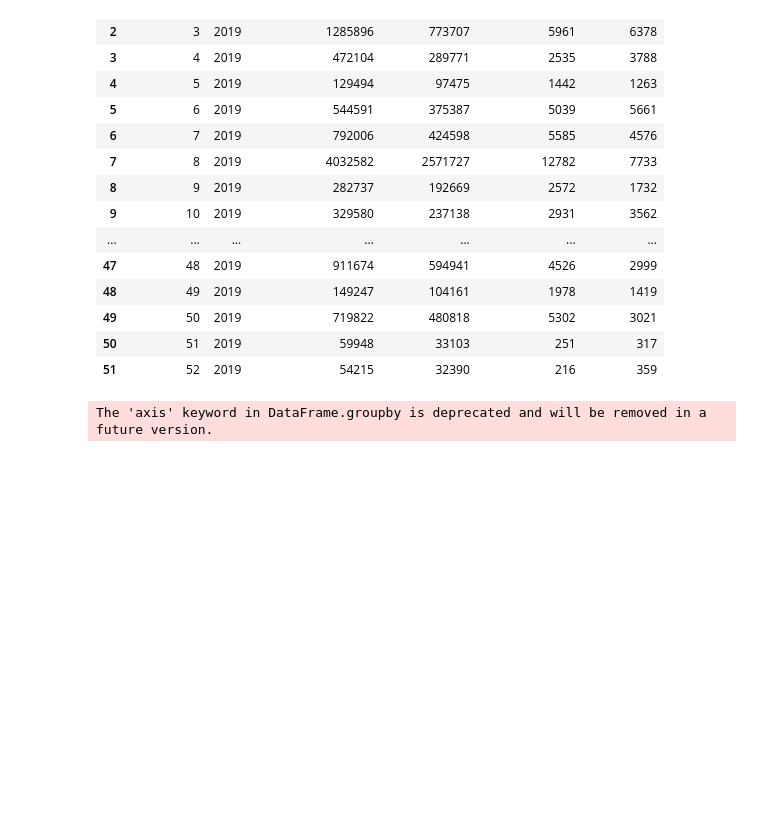
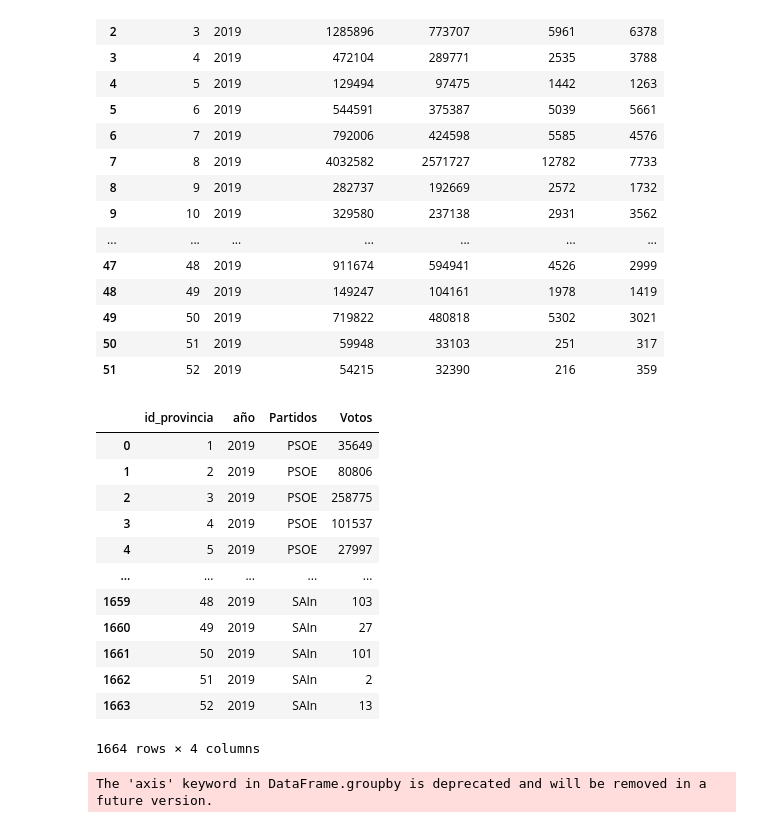
Before and after one commit to UnaiFam/PROYECTO-EUROPA, a Jupyter notebook: pruebas de csv a nacional.ipynb, the cells around one changed output. Saved outputs shown, nothing was run; the diff lists cells and outputs as text; code cells hidden in the pictures; blank space fills up the shorter version.

```diff
--- a/pruebas de csv a nacional.ipynb
+++ b/pruebas de csv a nacional.ipynb
@@ -531,6 +503,23 @@ df2019_votos_totales
 | 49 | 50 | 2019 | 719822 | 480818 | 5302 | 3021 |
 | 50 | 51 | 2019 | 59948 | 33103 | 251 | 317 |
 | 51 | 52 | 2019 | 54215 | 32390 | 216 | 359 |
+# %%
+votos_2019 = pd.melt(df2019_agrupado, id_vars= ["id_provincia", "año"], value_vars=df2019_agrupado.iloc[:,7:-1], var_name= "Partidos", value_name="Votos")
+votos_2019
+# %% [output]
+|  | id_provincia | año | Partidos | Votos |
+| 0 | 1 | 2019 | PSOE | 35649 |
+| 1 | 2 | 2019 | PSOE | 80806 |
+| 2 | 3 | 2019 | PSOE | 258775 |
+| 3 | 4 | 2019 | PSOE | 101537 |
+| 4 | 5 | 2019 | PSOE | 27997 |
+| ... | ... | ... | ... | ... |
+| 1659 | 48 | 2019 | SAIn | 103 |
+| 1660 | 49 | 2019 | SAIn | 27 |
+| 1661 | 50 | 2019 | SAIn | 101 |
+| 1662 | 51 | 2019 | SAIn | 2 |
+| 1663 | 52 | 2019 | SAIn | 13 |
+1664 rows × 4 columns
 # %%
 df2024_agrupado=df2024.groupby("Código de Provincia", axis=0, ).sum()
 df2024_agrupado["Código de Municipio"]=Tabla_referencia_provincia.index
```
Also changed, not shown: parts of 5 cells of this notebook.
